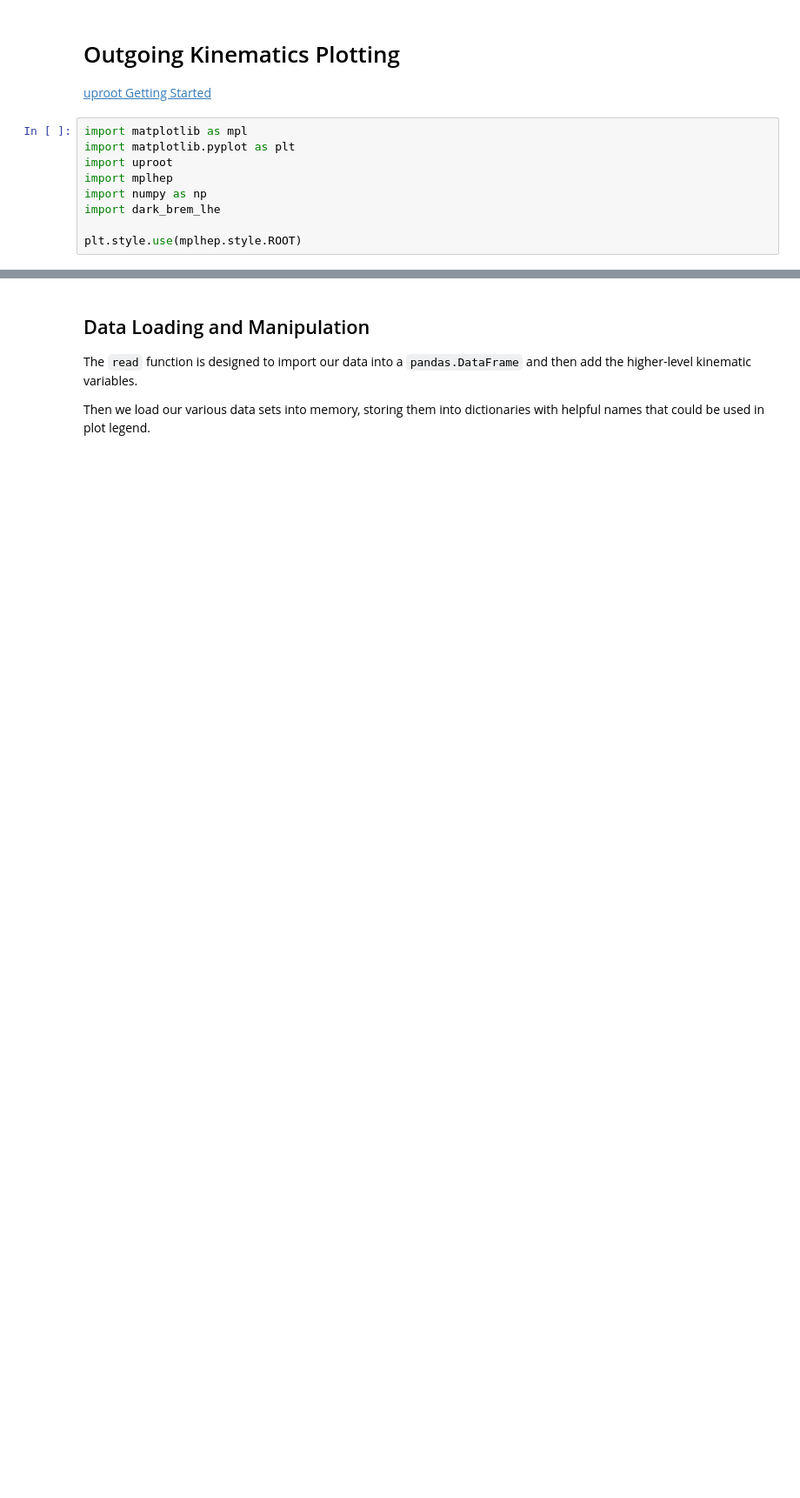
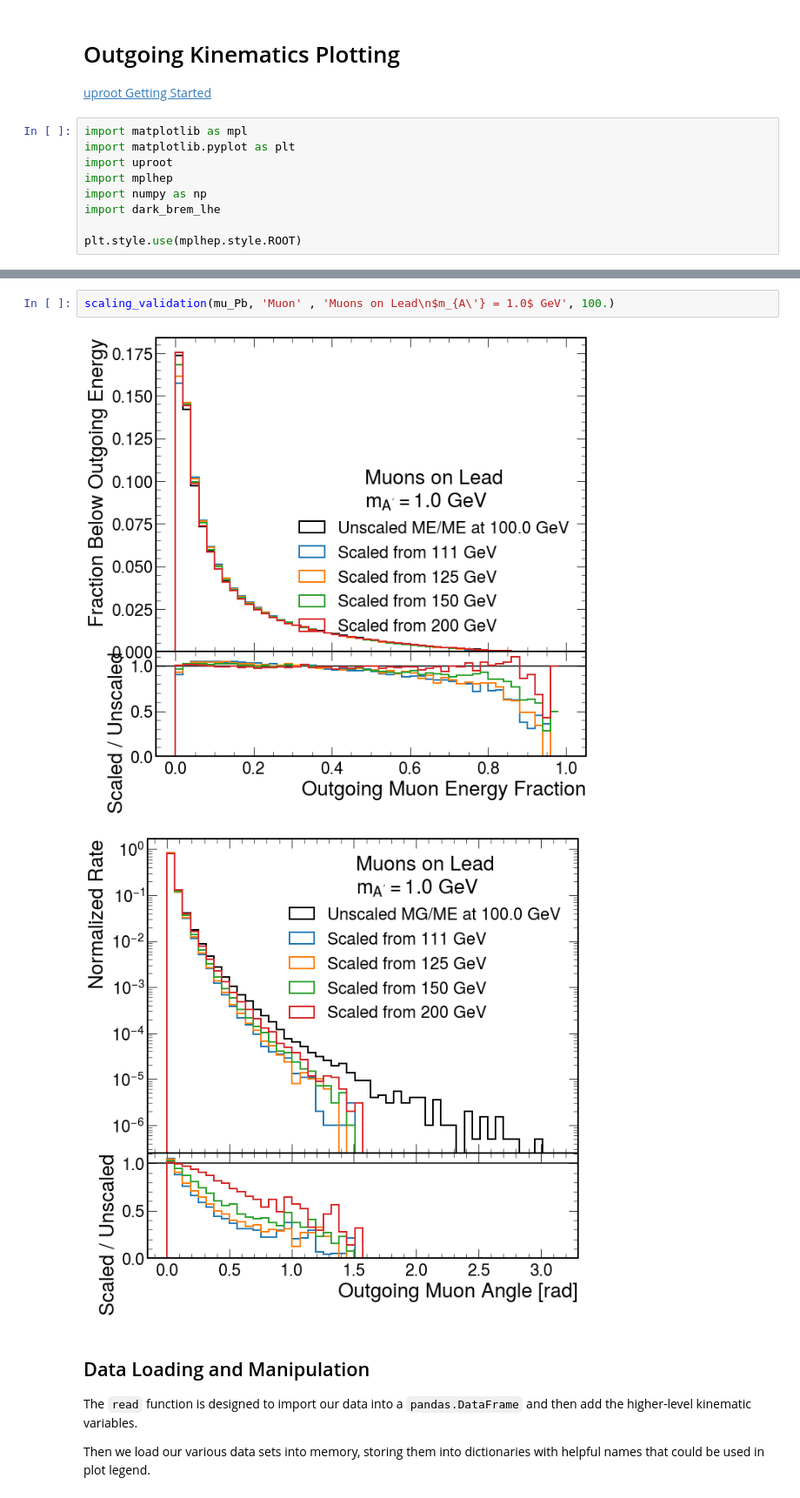
Before and after one commit to tomeichlersmith/ldmx-sim-technique, a Jupyter notebook: ana/plot-dev.ipynb, the cells around one changed output, grey strips where cells are left out. Shown at 87% size. Cells and saved outputs as stored; diff of their text form; blank space fills up the shorter version.

```diff
--- a/ana/plot-dev.ipynb
+++ b/ana/plot-dev.ipynb
@@ -13,3 +207,8 @@ plt.style.use(mplhep.style.ROOT)
+# %%
+scaling_validation(mu_Pb, 'Muon' , 'Muons on Lead\n$m_{A\'} = 1.0$ GeV', 100.)
+# %% [output]
+[figure, added]
+[figure, added]
 # %% [markdown]
 ## Data Loading and Manipulation
 The `read` function is designed to import our data into a `pandas.DataFrame` and then add the higher-level kinematic variables.
```
Also changed, not shown: parts of 4 cells of this notebook.
